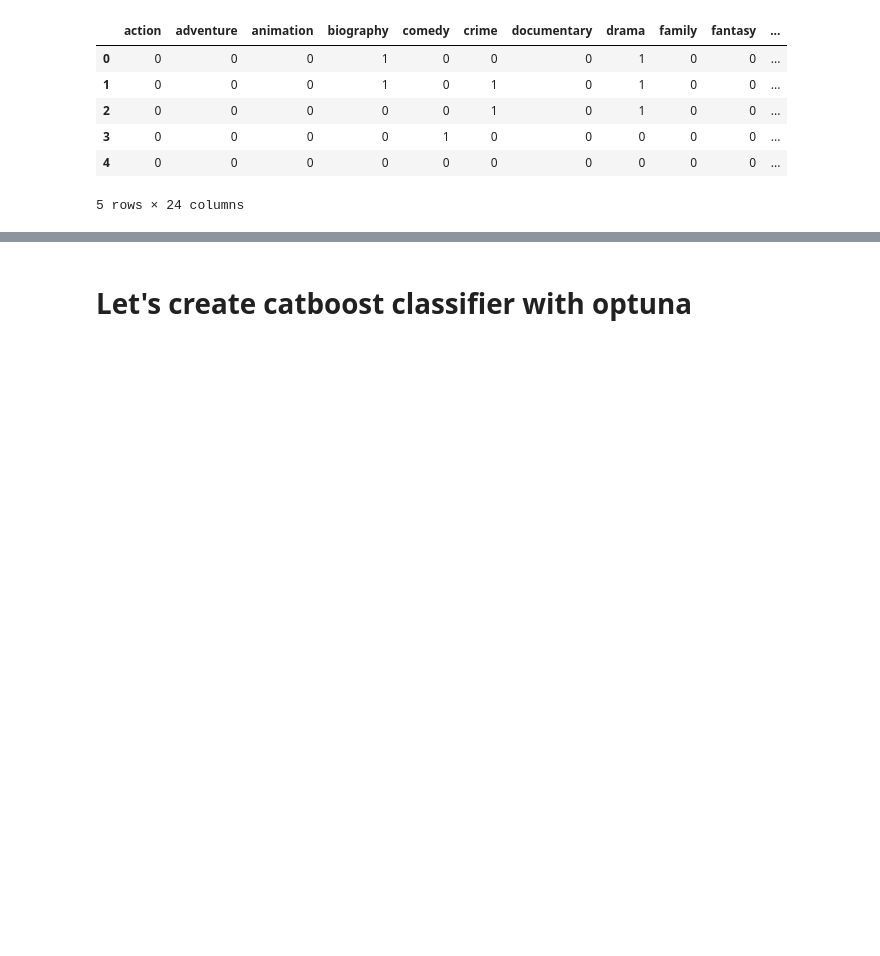
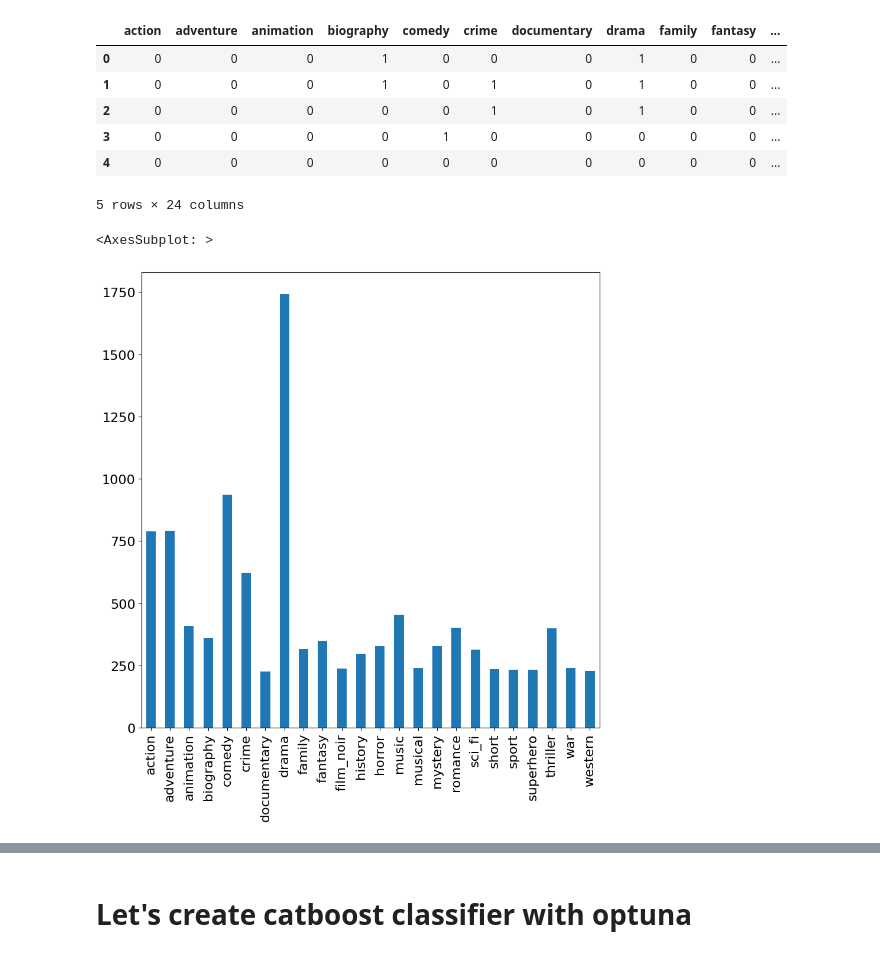
Before and after one commit to DmitryPogrebnoy/IndustrialML_ITMO, a Jupyter notebook: task2/final_catboost.ipynb, the cells around one changed output, grey strips where cells are left out. Cells and saved outputs as stored; diff of their text form; code cells hidden in the pictures; blank space fills up the shorter version.

```diff
--- a/task2/final_catboost.ipynb
+++ b/task2/final_catboost.ipynb
@@ -248,3 +248,8 @@ test_y.head()
 | 3 | 0 | 0 | 0 | 0 | 1 | 0 | 0 | 0 | 0 | 0 | ... |
 | 4 | 0 | 0 | 0 | 0 | 0 | 0 | 0 | 0 | 0 | 0 | ... |
 5 rows × 24 columns
+# %%
+train_y.sum().plot.bar(figsize=(10,10))
+# %% [output]
+<AxesSubplot: >
+[figure, added]
```
Also changed, not shown: parts of 1 cell of this notebook.
